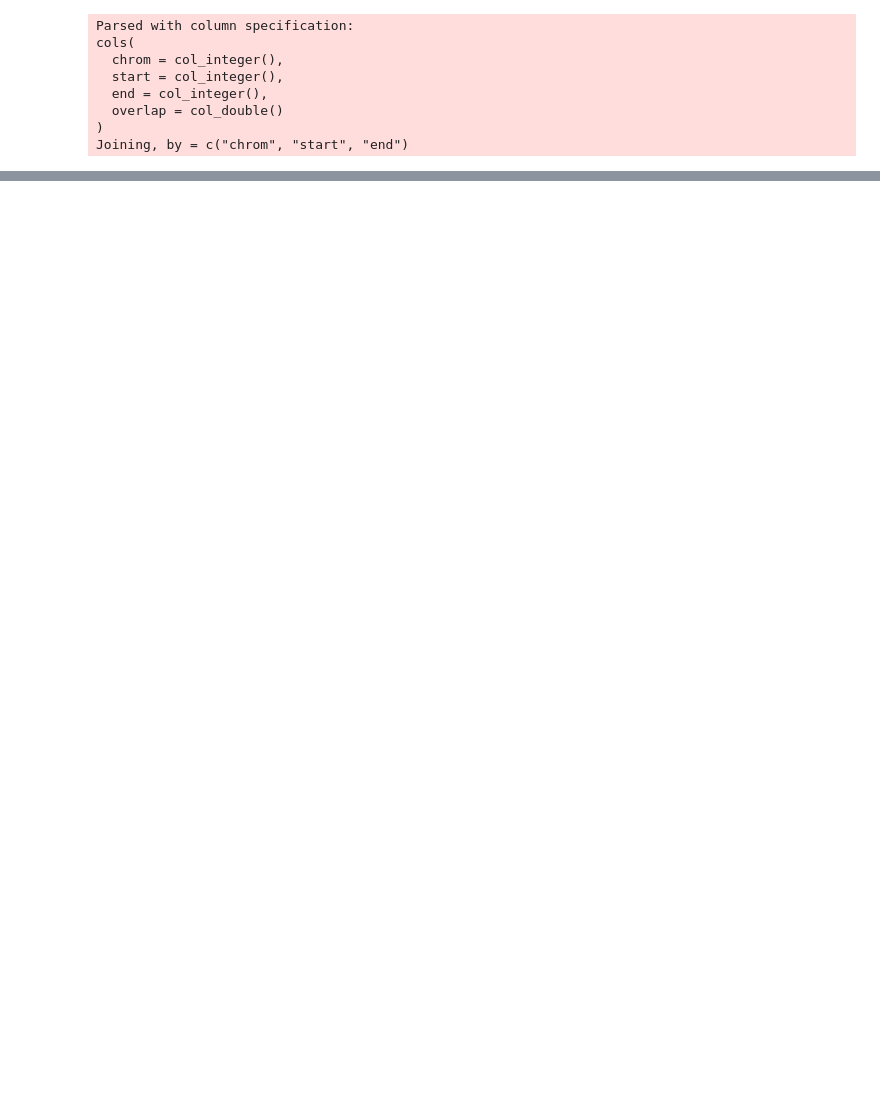
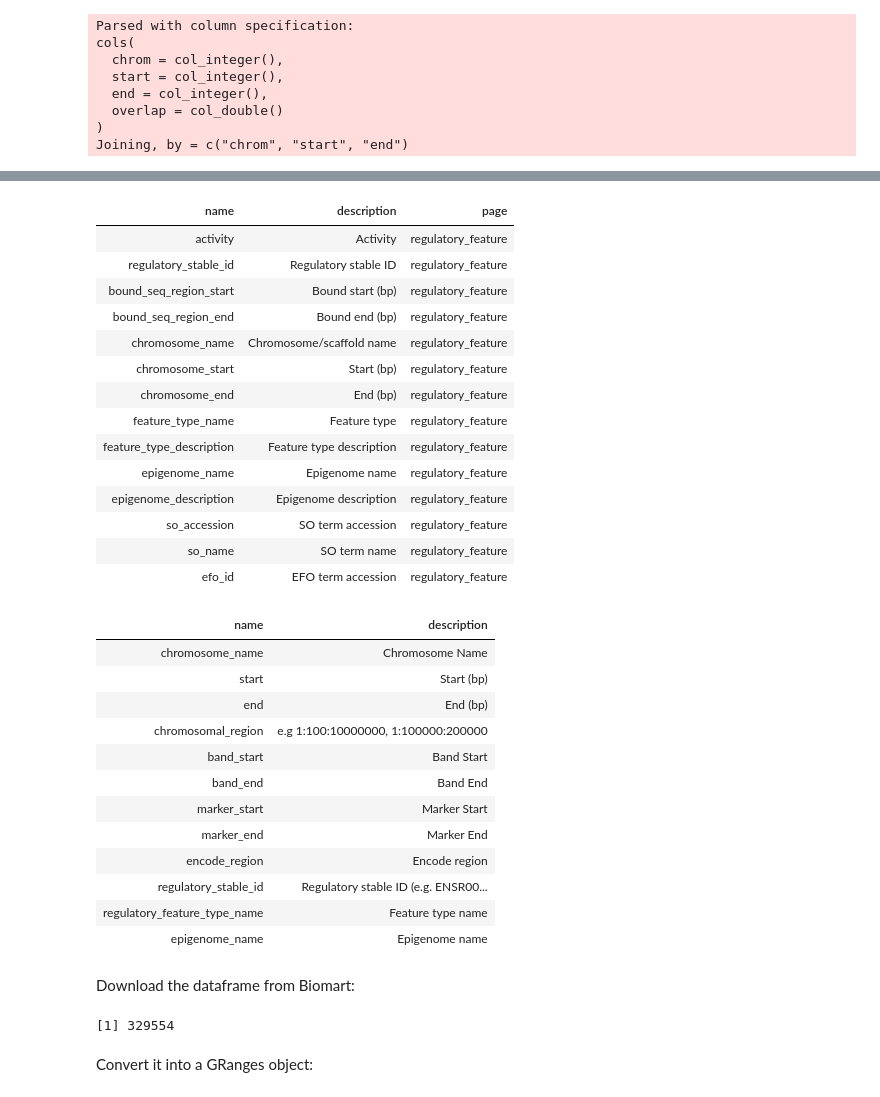
Before and after one commit to bodkan/nea-over-time, a Jupyter notebook: notebooks/introgression_predictors.ipynb, the cells around one changed output, grey strips where cells are left out. Cells and saved outputs as stored; diff of their text form; code cells hidden in the pictures; blank space fills up the shorter version.

```diff
--- a/notebooks/introgression_predictors.ipynb
+++ b/notebooks/introgression_predictors.ipynb
@@ -457,0 +560,3 @@ qplot(x=exon_densities_bedops$overlap, y=exon_densities_gtf$overlap)
+# %%
+ensembl_mart_funcgen <- useMart("ENSEMBL_MART_FUNCGEN")
+listDatasets(ensembl_mart_funcgen) %>% filter(str_detect(dataset, "sapiens"))
@@ -457,0 +570,36 @@ qplot(x=exon_densities_bedops$overlap, y=exon_densities_gtf$overlap)
+# %%
+reg_data <- useDataset(dataset="hsapiens_regulatory_feature", mart=ensembl_mart_funcgen)
+# %%
+listAttributes(reg_data)
+listFilters(reg_data)
+# %% [output]
+| name | description | page |
+| activity | Activity | regulatory_feature |
+| regulatory_stable_id | Regulatory stable ID | regulatory_feature |
+| bound_seq_region_start | Bound start (bp) | regulatory_feature |
+| bound_seq_region_end | Bound end (bp) | regulatory_feature |
+| chromosome_name | Chromosome/scaffold name | regulatory_feature |
+| chromosome_start | Start (bp) | regulatory_feature |
+| chromosome_end | End (bp) | regulatory_feature |
+| feature_type_name | Feature type | regulatory_feature |
+| feature_type_description | Feature type description | regulatory_feature |
+| epigenome_name | Epigenome name | regulatory_feature |
+| epigenome_description | Epigenome description | regulatory_feature |
+| so_accession | SO term accession | regulatory_feature |
+| so_name | SO term name | regulatory_feature |
+| efo_id | EFO term accession | regulatory_feature |
+| name | description |
+| chromosome_name | Chromosome Name |
+| start | Start (bp) |
+| end | End (bp) |
+| chromosomal_region | e.g 1:100:10000000, 1:100000:200000 |
+| band_start | Band Start |
+| band_end | Band End |
+| marker_start | Marker Start |
+| marker_end | Marker End |
+| encode_region | Encode region |
+| regulatory_stable_id | Regulatory stable ID (e.g. ENSR00... |
+| regulatory_feature_type_name | Feature type name |
+| epigenome_name | Epigenome name |
+# %% [markdown]
+Download the dataframe from Biomart:
@@ -457,0 +612,6 @@ qplot(x=exon_densities_bedops$overlap, y=exon_densities_gtf$overlap)
+# %%
+nrow(regulatory_features_df)
+# %% [output]
+[1] 329554
+# %% [markdown]
+Convert it into a GRanges object:
```
Also changed, not shown: parts of 63 cells of this notebook.
